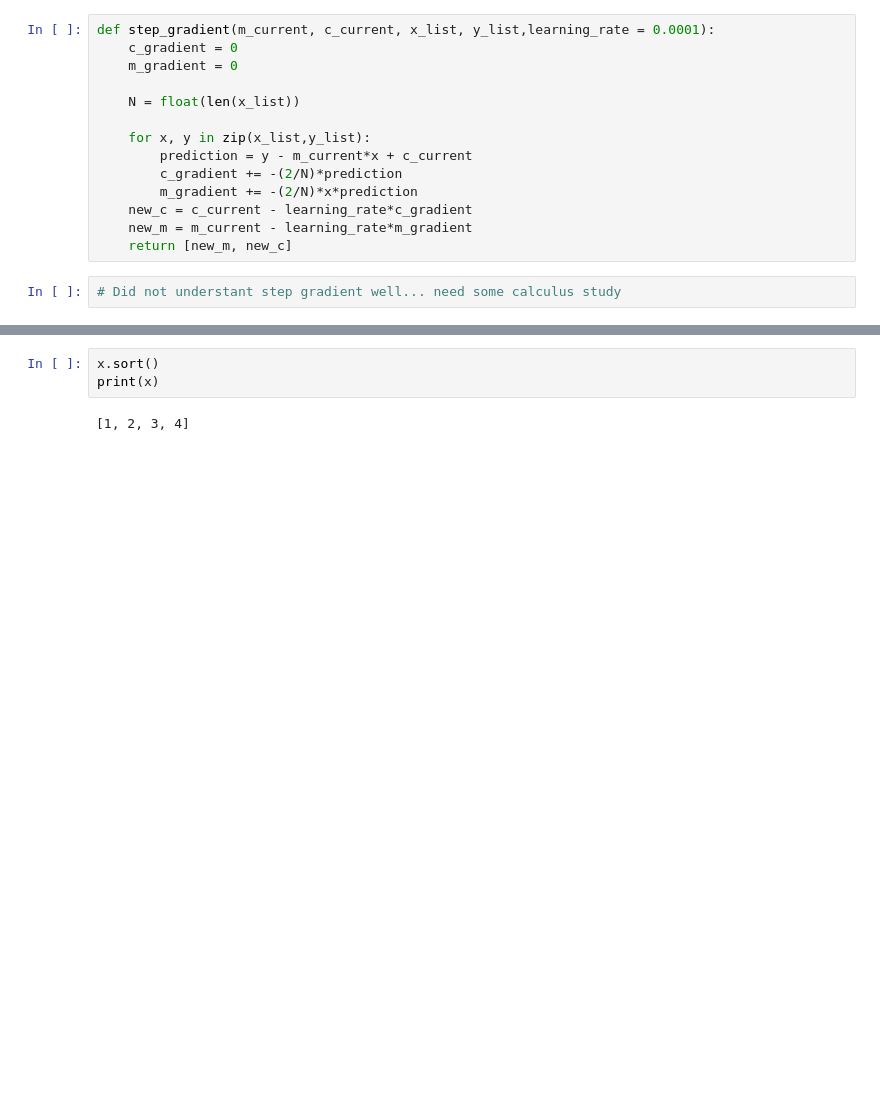
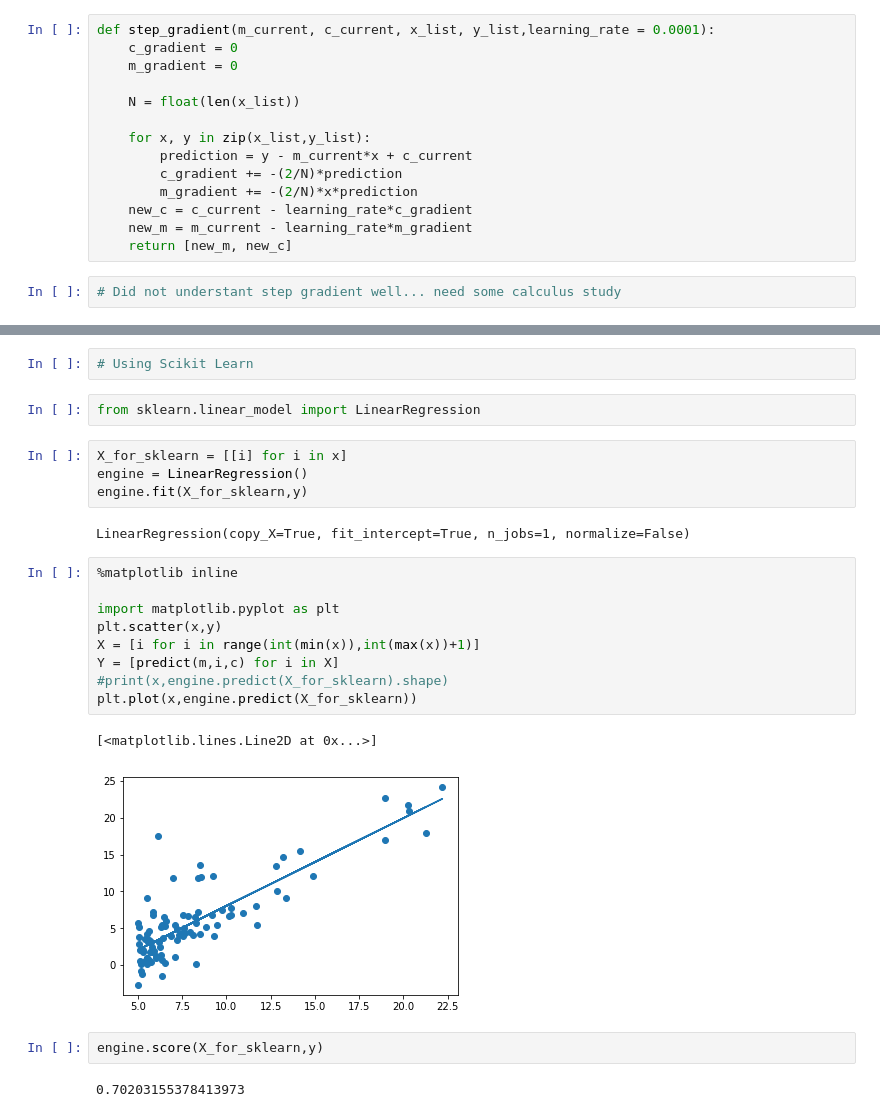
Before and after one commit to ankschoubey/Personal-Developer-Notes, a Jupyter notebook: ML/Maths of Intelligence/1 Intro - Gradient Descent.ipynb, the cells around one changed output, grey strips where cells are left out. Drawn from its saved outputs; the diff is of its cells as text; blank space fills up the shorter version.

```diff
--- a/ML/Maths of Intelligence/1 Intro - Gradient Descent.ipynb
+++ b/ML/Maths of Intelligence/1 Intro - Gradient Descent.ipynb
@@ -89,5 +104,26 @@ m = 2.1597275380000847 c =  0.15659208298423113 error= 109211.11686905155
-# %%
-x.sort()
-print(x)
-# %% [output]
-[1, 2, 3, 4]
+# %%
+# Using Scikit Learn
+# %%
+from sklearn.linear_model import LinearRegression
+# %%
+X_for_sklearn = [[i] for i in x]
+engine = LinearRegression()
+engine.fit(X_for_sklearn,y)
+# %% [output]
+LinearRegression(copy_X=True, fit_intercept=True, n_jobs=1, normalize=False)
+# %%
+%matplotlib inline
+
+import matplotlib.pyplot as plt
+plt.scatter(x,y)
+X = [i for i in range(int(min(x)),int(max(x))+1)]
+Y = [predict(m,i,c) for i in X]
+#print(x,engine.predict(X_for_sklearn).shape)
+plt.plot(x,engine.predict(X_for_sklearn))
+# %% [output]
+[<matplotlib.lines.Line2D at 0x...>]
+[figure, added]
+# %%
+engine.score(X_for_sklearn,y)
+# %% [output]
+0.70203155378413973
```
Also changed, not shown: parts of 4 cells of this notebook, 7 other files.
